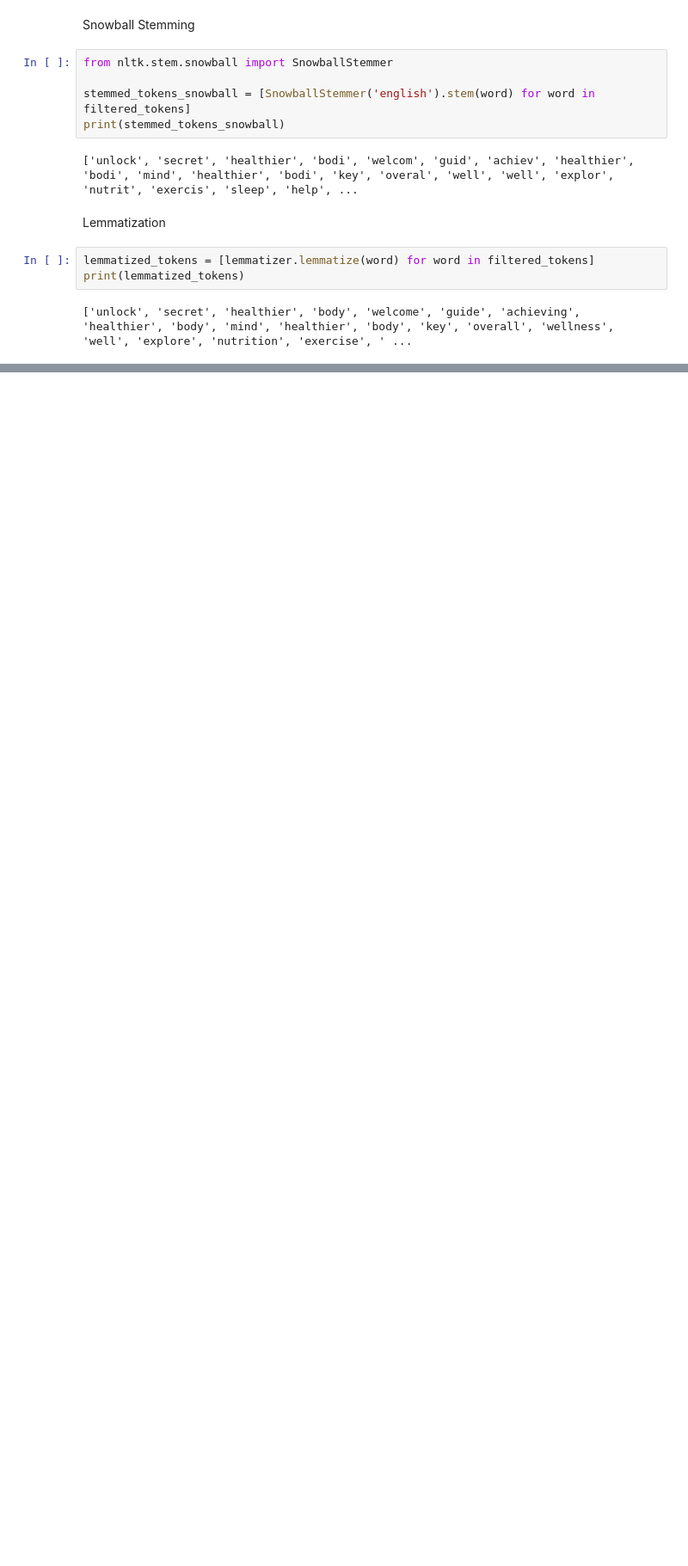
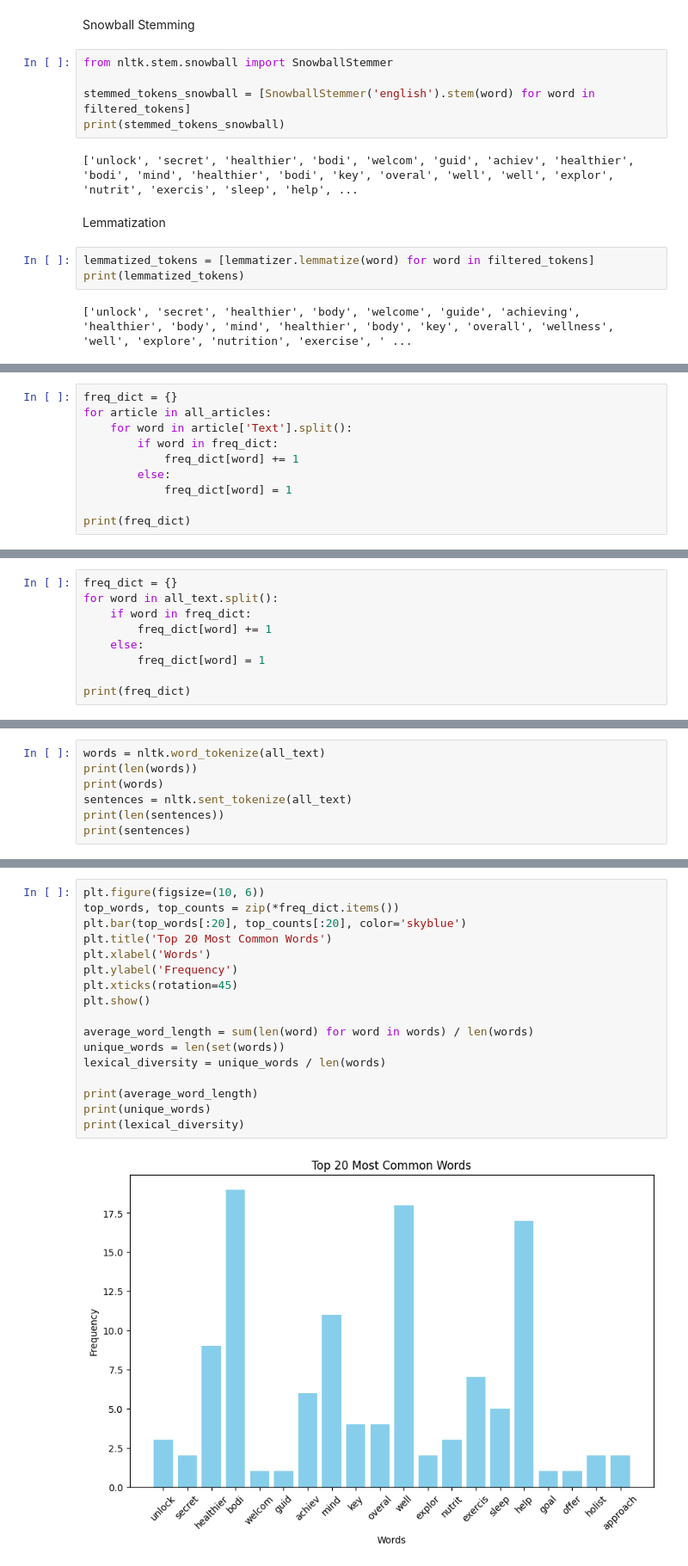
Before and after one commit to saksham-ai26/AI3703-NLP, a Jupyter notebook: Assignment1/extract.ipynb, the cells around one changed output, grey strips where cells are left out. Shown: that part at 86% size. Saved outputs shown, nothing was run; the diff lists cells and outputs as text; blank space fills up the shorter version.

```diff
--- a/Assignment1/extract.ipynb
+++ b/Assignment1/extract.ipynb
@@ -248,0 +259,10 @@ print(lemmatized_tokens)
+# %%
+freq_dict = {}
+for article in all_articles:
+    for word in article['Text'].split():
+        if word in freq_dict:
+            freq_dict[word] += 1
+        else:
+            freq_dict[word] = 1
+
+print(freq_dict)
@@ -248,0 +294,9 @@ print(lemmatized_tokens)
+# %%
+freq_dict = {}
+for word in all_text.split():
+    if word in freq_dict:
+        freq_dict[word] += 1
+    else:
+        freq_dict[word] = 1
+
+print(freq_dict)
@@ -248,0 +313,7 @@ print(lemmatized_tokens)
+# %%
+words = nltk.word_tokenize(all_text)
+print(len(words))
+print(words)
+sentences = nltk.sent_tokenize(all_text)
+print(len(sentences))
+print(sentences)
@@ -248,0 +345,19 @@ print(lemmatized_tokens)
+# %%
+plt.figure(figsize=(10, 6))
+top_words, top_counts = zip(*freq_dict.items())
+plt.bar(top_words[:20], top_counts[:20], color='skyblue')
+plt.title('Top 20 Most Common Words')
+plt.xlabel('Words')
+plt.ylabel('Frequency')
+plt.xticks(rotation=45)
+plt.show()
+
+average_word_length = sum(len(word) for word in words) / len(words)
+unique_words = len(set(words))
+lexical_diversity = unique_words / len(words)
+
+print(average_word_length)
+print(unique_words)
+print(lexical_diversity)
+# %% [output]
+[figure, added]
```
Also changed, not shown: parts of 16 cells of this notebook.
